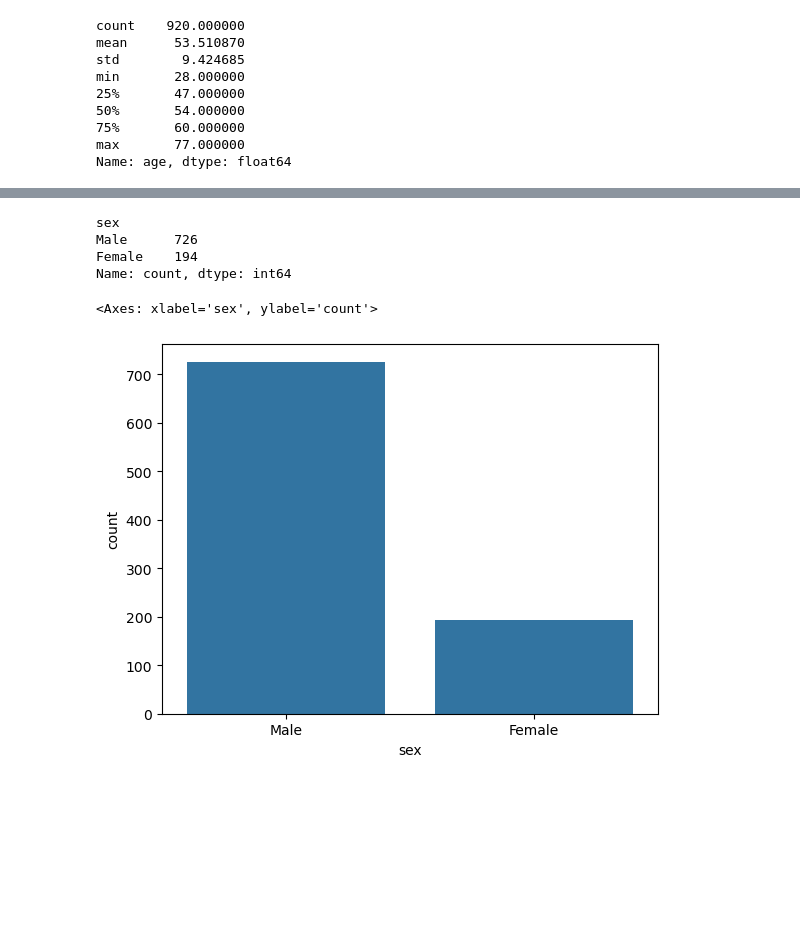
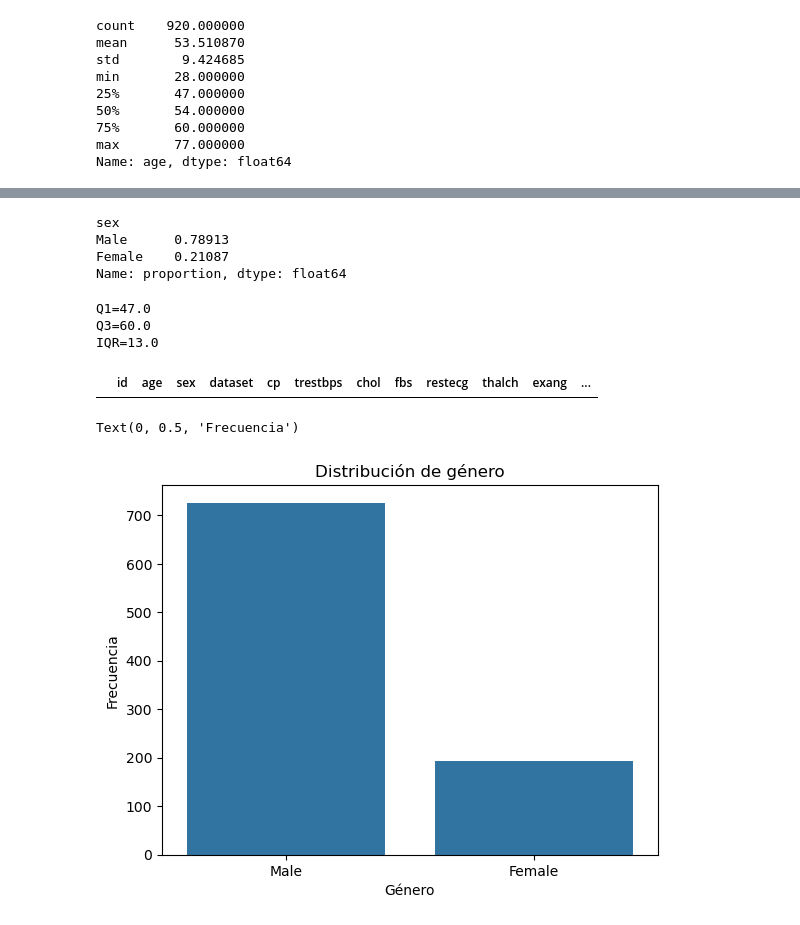
Before and after one commit to EddieRiq/data-science-portfolio, a Jupyter notebook: projects/eda-portfolio/notebooks/01_eda_heart_disease.ipynb, the cells around one changed output, grey strips where cells are left out. Saved outputs shown, nothing was run; the diff lists cells and outputs as text; code cells hidden in the pictures; blank space fills up the shorter version.

```diff
--- a/projects/eda-portfolio/notebooks/01_eda_heart_disease.ipynb
+++ b/projects/eda-portfolio/notebooks/01_eda_heart_disease.ipynb
@@ -62,12 +70,27 @@ sns.histplot(df['age'])
 # %%
-df['sex'].value_counts()
+df['sex'].value_counts(normalize=True)
 # %% [output]
 sex
-Male      726
-Female    194
-Name: count, dtype: int64
+Male      0.78913
+Female    0.21087
+Name: proportion, dtype: float64
+# %%
+Q1 = np.percentile(df['age'], 25)
+Q3 = np.percentile(df['age'], 75)
+IQR = Q3 - Q1
+print(f"Q1={Q1}\nQ3={Q3}\nIQR={IQR}")
+outliers = (df['age'] < Q1 - 1.5 * IQR) | (df['age'] > Q3 + 1.5 * IQR)
+df[outliers]
+# %% [output]
+Q1=47.0
+Q3=60.0
+IQR=13.0
+|  | id | age | sex | dataset | cp | trestbps | chol | fbs | restecg | thalch | exang | ... |
 # %%
 sns.countplot(x='sex', data=df)
+plt.title("Distribución de género")
+plt.xlabel("Género")
+plt.ylabel("Frecuencia")
 # %% [output]
-<Axes: xlabel='sex', ylabel='count'>
+Text(0, 0.5, 'Frecuencia')
-[figure, old version]
+[figure, new version]
```
Also changed, not shown: parts of 5 cells of this notebook.
